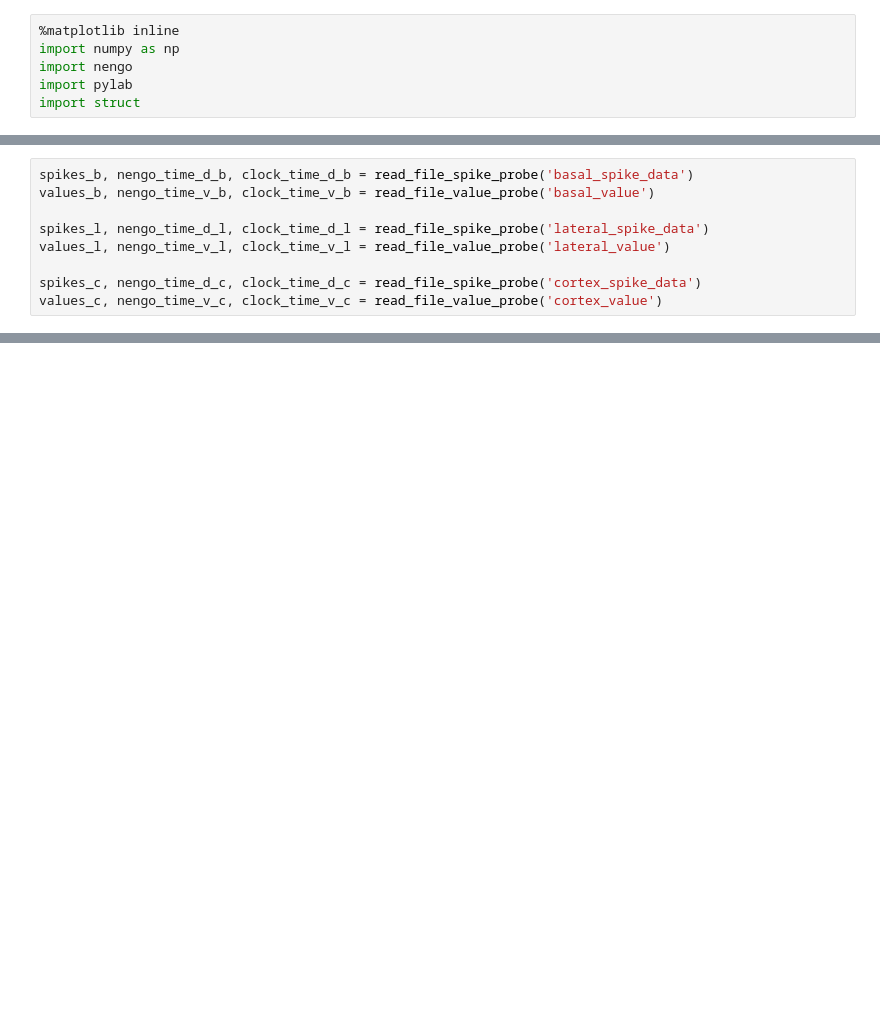
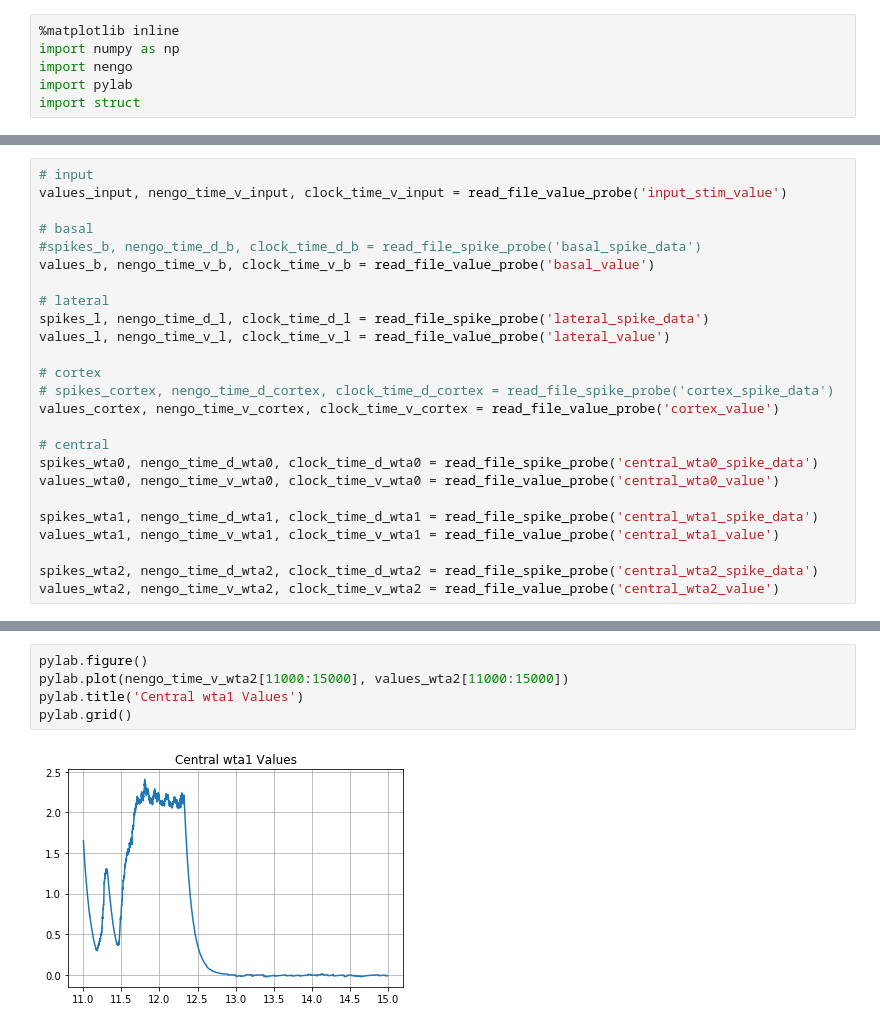
Before and after one commit to Neuromorphs18/AmyRobot, a Jupyter notebook: Plot_AmyRobot_Data.ipynb, the cells around one changed output, grey strips where cells are left out. Saved outputs shown, nothing was run; the diff lists cells and outputs as text; blank space fills up the shorter version.

```diff
--- a/Plot_AmyRobot_Data.ipynb
+++ b/Plot_AmyRobot_Data.ipynb
@@ -51,10 +55,26 @@ def read_file_value_probe(filename):
 # %%
-spikes_b, nengo_time_d_b, clock_time_d_b = read_file_spike_probe('basal_spike_data')
+# input
+values_input, nengo_time_v_input, clock_time_v_input = read_file_value_probe('input_stim_value')
+
+# basal
+#spikes_b, nengo_time_d_b, clock_time_d_b = read_file_spike_probe('basal_spike_data')
 values_b, nengo_time_v_b, clock_time_v_b = read_file_value_probe('basal_value')
 
+# lateral
 spikes_l, nengo_time_d_l, clock_time_d_l = read_file_spike_probe('lateral_spike_data')
 values_l, nengo_time_v_l, clock_time_v_l = read_file_value_probe('lateral_value')
 
-spikes_c, nengo_time_d_c, clock_time_d_c = read_file_spike_probe('cortex_spike_data')
-values_c, nengo_time_v_c, clock_time_v_c = read_file_value_probe('cortex_value')
+# cortex
+# spikes_cortex, nengo_time_d_cortex, clock_time_d_cortex = read_file_spike_probe('cortex_spike_data')
+values_cortex, nengo_time_v_cortex, clock_time_v_cortex = read_file_value_probe('cortex_value')
+
+# central
+spikes_wta0, nengo_time_d_wta0, clock_time_d_wta0 = read_file_spike_probe('central_wta0_spike_data')
+values_wta0, nengo_time_v_wta0, clock_time_v_wta0 = read_file_value_probe('central_wta0_value')
+
+spikes_wta1, nengo_time_d_wta1, clock_time_d_wta1 = read_file_spike_probe('central_wta1_spike_data')
+values_wta1, nengo_time_v_wta1, clock_time_v_wta1 = read_file_value_probe('central_wta1_value')
+
+spikes_wta2, nengo_time_d_wta2, clock_time_d_wta2 = read_file_spike_probe('central_wta2_spike_data')
+values_wta2, nengo_time_v_wta2, clock_time_v_wta2 = read_file_value_probe('central_wta2_value')
 # %% [output]
@@ -84,3 +133,10 @@ pylab.legend(['valence','arousal'])
+# %%
+pylab.figure()
+pylab.plot(nengo_time_v_wta2[11000:15000], values_wta2[11000:15000])
+pylab.title('Central wta1 Values')
+pylab.grid()
+# %% [output]
+[figure, added]
 # %%
 pylab.figure(figsize=(15,7))
 for i, t in enumerate(nengo_time_d_l[:300]):
```
Also changed, not shown: parts of 4 cells of this notebook, 30 other files.
